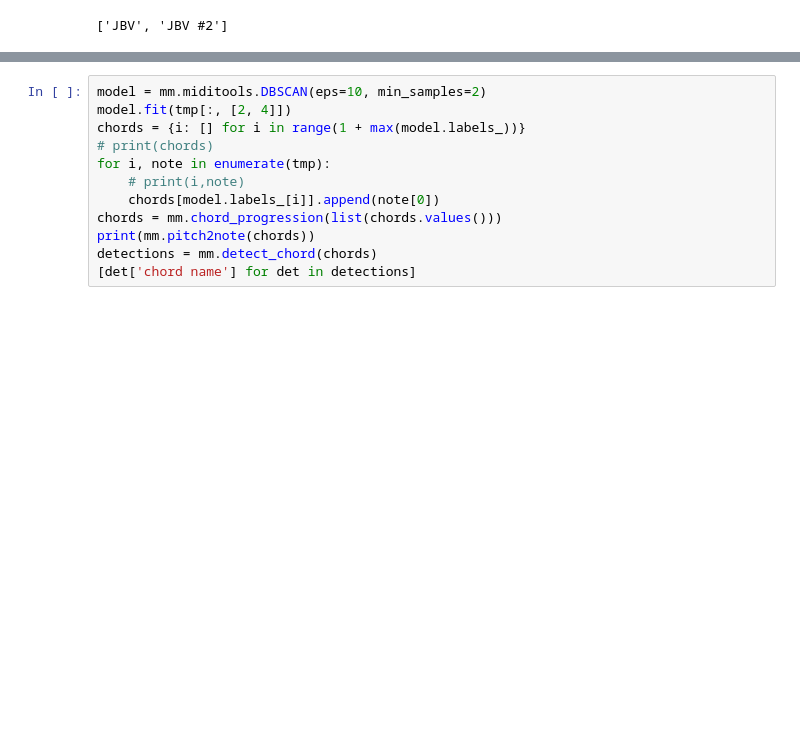
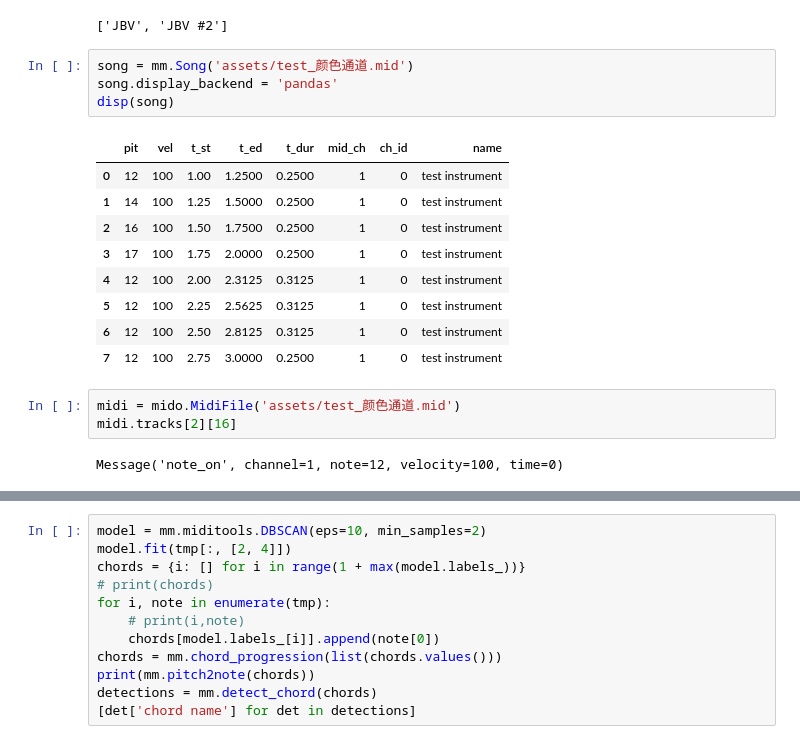
Before and after one commit to GrayFL/MelodyMachine, a Jupyter notebook: main.ipynb, the cells around one changed output, grey strips where cells are left out. Cells and saved outputs as stored; diff of their text form; blank space fills up the shorter version.

```diff
--- a/main.ipynb
+++ b/main.ipynb
@@ -217,3 +275,22 @@ song[5.125].get_chord().astype('notation').detect_chord()
 song.search_channels(['jbv'])
 # %% [output]
 ['JBV', 'JBV #2']
+# %%
+song = mm.Song('assets/test_颜色通道.mid')
+song.display_backend = 'pandas'
+disp(song)
+# %% [output]
+|  | pit | vel | t_st | t_ed | t_dur | mid_ch | ch_id | name |
+| 0 | 12 | 100 | 1.00 | 1.2500 | 0.2500 | 1 | 0 | test instrument |
+| 1 | 14 | 100 | 1.25 | 1.5000 | 0.2500 | 1 | 0 | test instrument |
+| 2 | 16 | 100 | 1.50 | 1.7500 | 0.2500 | 1 | 0 | test instrument |
+| 3 | 17 | 100 | 1.75 | 2.0000 | 0.2500 | 1 | 0 | test instrument |
+| 4 | 12 | 100 | 2.00 | 2.3125 | 0.3125 | 1 | 0 | test instrument |
+| 5 | 12 | 100 | 2.25 | 2.5625 | 0.3125 | 1 | 0 | test instrument |
+| 6 | 12 | 100 | 2.50 | 2.8125 | 0.3125 | 1 | 0 | test instrument |
+| 7 | 12 | 100 | 2.75 | 3.0000 | 0.2500 | 1 | 0 | test instrument |
+# %%
+midi = mido.MidiFile('assets/test_颜色通道.mid')
+midi.tracks[2][16]
+# %% [output]
+Message('note_on', channel=1, note=12, velocity=100, time=0)
```
Also changed, not shown: parts of 16 cells of this notebook, 7 other files.
